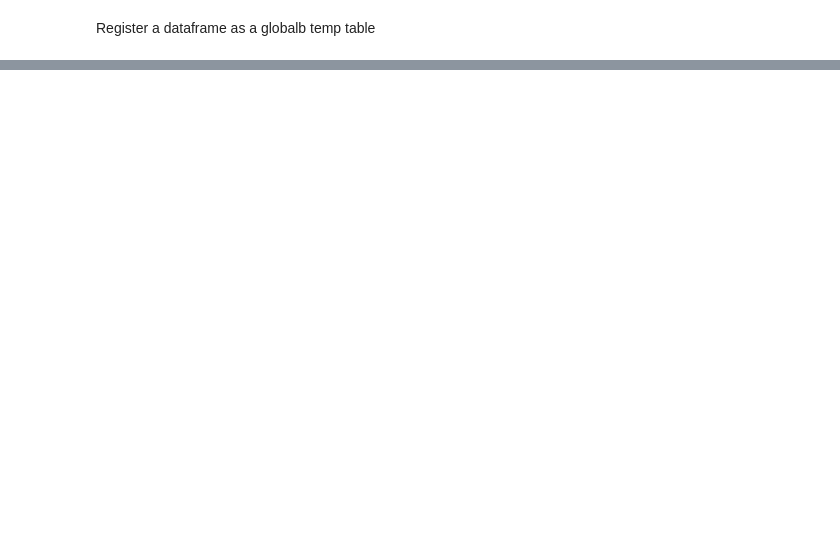
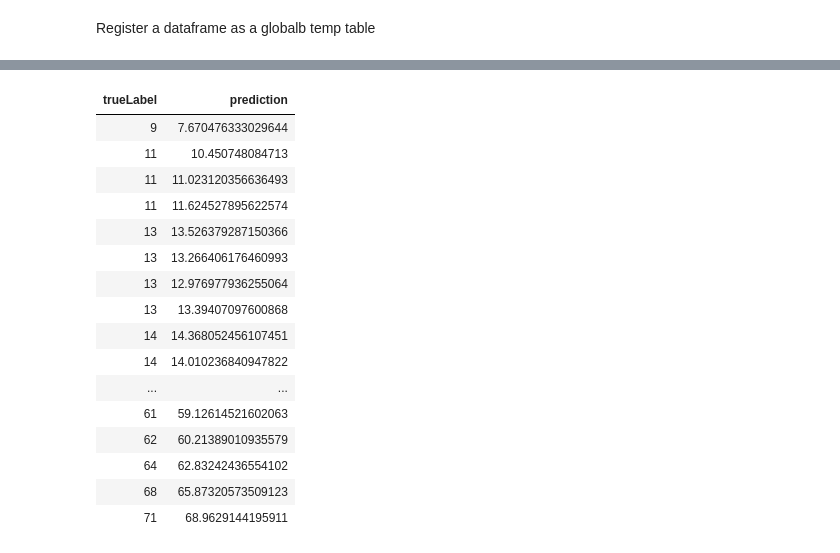
Before and after one commit to sqlshep/SQLShepBlog, a Jupyter notebook: Labs/5-Spark SQL and Viz - EPA.ipynb, the cells around one changed output, grey strips where cells are left out. Drawn from its saved outputs; the diff is of its cells as text; code cells hidden in the pictures; blank space fills up the shorter version.

```diff
--- a/Labs/5-Spark SQL and Viz - EPA.ipynb
+++ b/Labs/5-Spark SQL and Viz - EPA.ipynb
@@ -272,0 +169,21 @@ predicted.show()
+# %%
+%sql
+SELECT trueLabel, prediction FROM regressionPredictions
+# %% [output]
+| trueLabel | prediction |
+| 9 | 7.670476333029644 |
+| 11 | 10.450748084713 |
+| 11 | 11.023120356636493 |
+| 11 | 11.624527895622574 |
+| 13 | 13.526379287150366 |
+| 13 | 13.266406176460993 |
+| 13 | 12.976977936255064 |
+| 13 | 13.39407097600868 |
+| 14 | 14.368052456107451 |
+| 14 | 14.010236840947822 |
+| ... | ... |
+| 61 | 59.12614521602063 |
+| 62 | 60.21389010935579 |
+| 64 | 62.83242436554102 |
+| 68 | 65.87320573509123 |
+| 71 | 68.9629144195911 |
```
Also changed, not shown: parts of 20 cells of this notebook.
